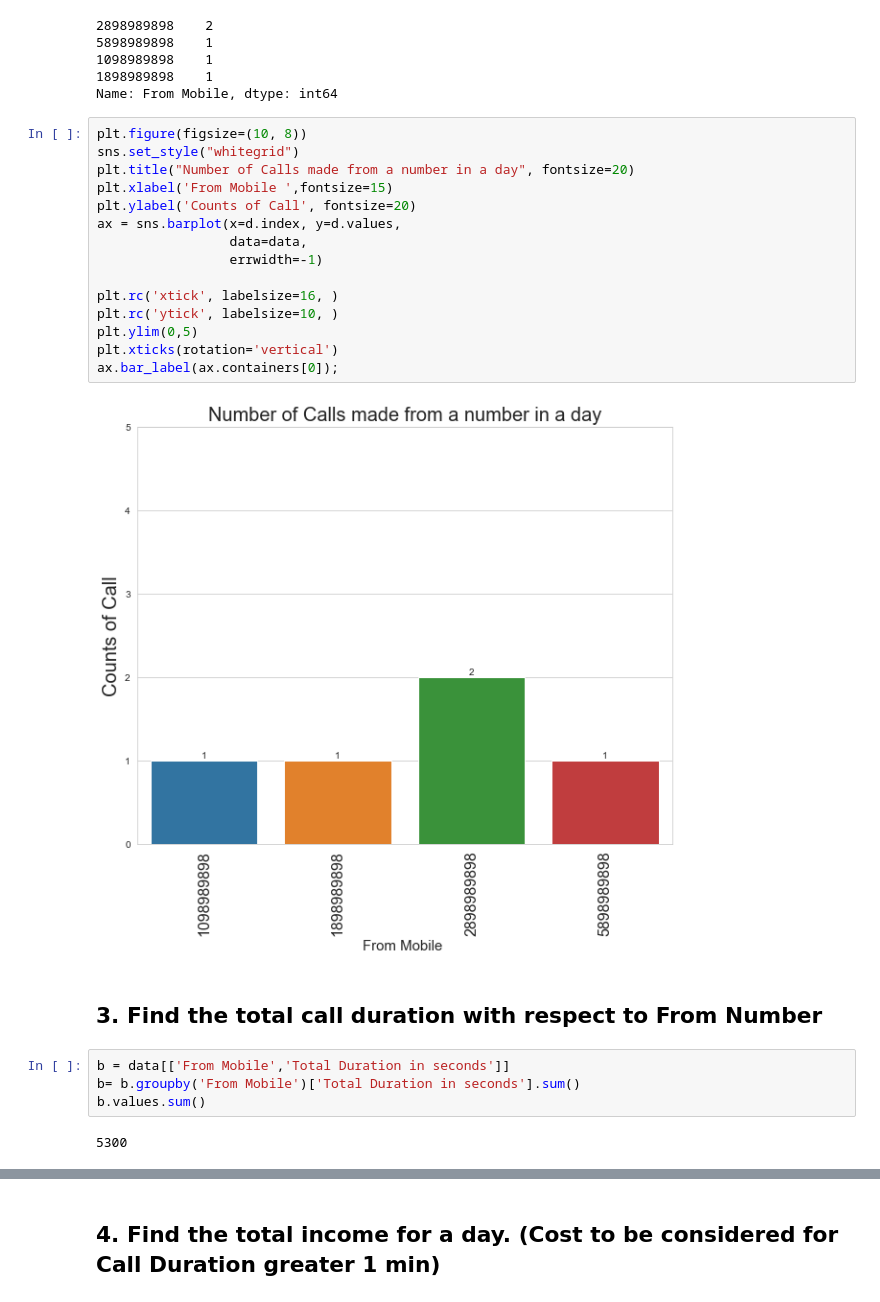
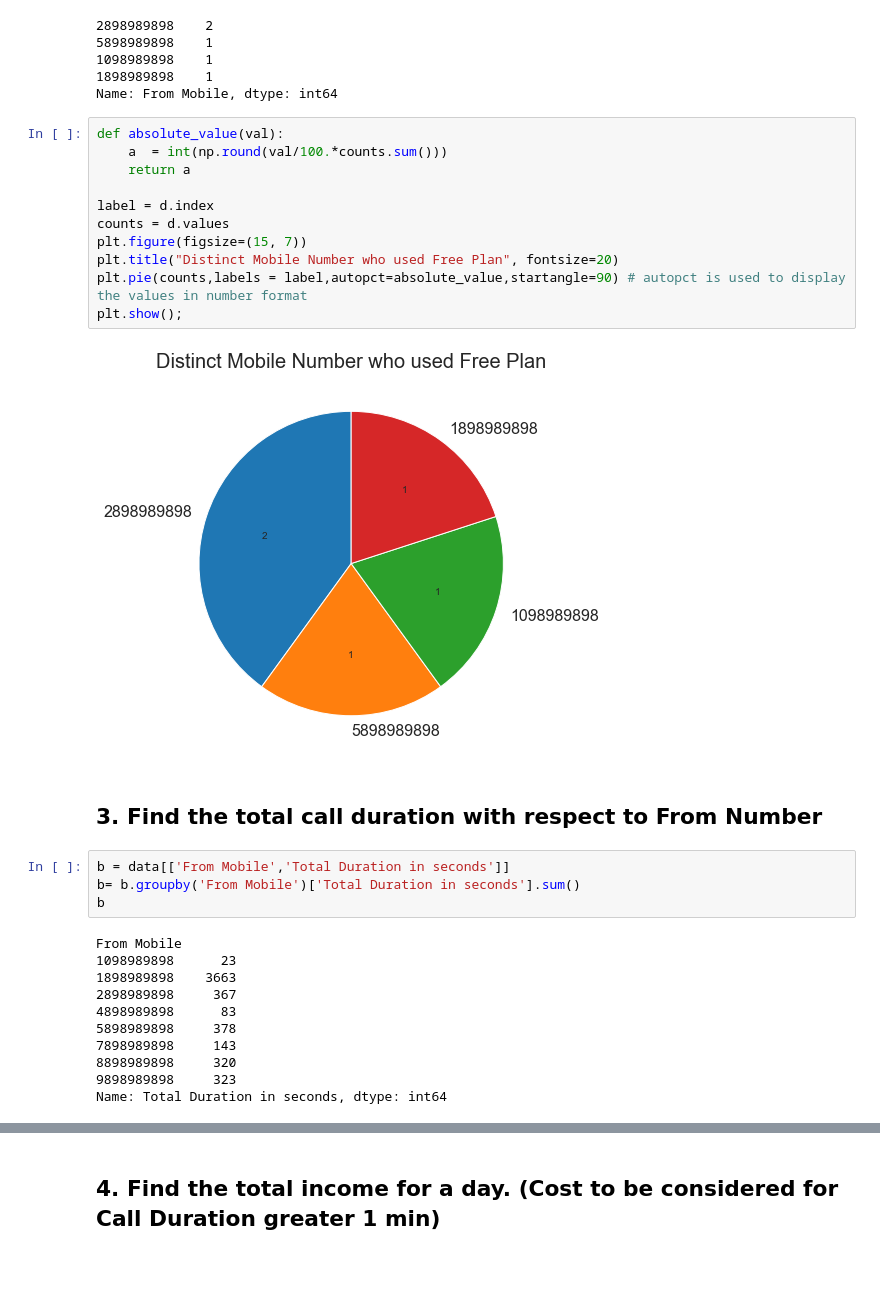
Before and after one commit to cyboravidell/Telecalling-Data-Analysis, a Jupyter notebook: Telecalling Analysis.ipynb, the cells around one changed output, grey strips where cells are left out. Saved outputs shown, nothing was run; the diff lists cells and outputs as text; blank space fills up the shorter version.

```diff
--- a/Telecalling Analysis.ipynb
+++ b/Telecalling Analysis.ipynb
@@ -78,28 +81,33 @@ d
 1098989898    1
 1898989898    1
 Name: From Mobile, dtype: int64
-# %%
-plt.figure(figsize=(10, 8))
-sns.set_style("whitegrid")
-plt.title("Number of Calls made from a number in a day", fontsize=20)
-plt.xlabel('From Mobile ',fontsize=15)
-plt.ylabel('Counts of Call', fontsize=20)
-ax = sns.barplot(x=d.index, y=d.values,
-                 data=data,
-                 errwidth=-1)
-
-plt.rc('xtick', labelsize=16, )
-plt.rc('ytick', labelsize=10, )
-plt.ylim(0,5)
-plt.xticks(rotation='vertical')
-ax.bar_label(ax.containers[0]);
-# %% [output]
-[figure, removed]
+# %%
+def absolute_value(val):
+    a  = int(np.round(val/100.*counts.sum()))
+    return a
+
+label = d.index
+counts = d.values
+plt.figure(figsize=(15, 7))
+plt.title("Distinct Mobile Number who used Free Plan", fontsize=20)
+plt.pie(counts,labels = label,autopct=absolute_value,startangle=90) # autopct is used to display the values in number format
+plt.show();
+# %% [output]
+[figure, added]
 # %% [markdown]
 ## 3. Find the total call duration with respect to From Number
 # %%
 b = data[['From Mobile','Total Duration in seconds']]
 b= b.groupby('From Mobile')['Total Duration in seconds'].sum()
-b.values.sum()
+b
 # %% [output]
-5300
+From Mobile
+1098989898      23
+1898989898    3663
+2898989898     367
+4898989898      83
+5898989898     378
+7898989898     143
+8898989898     320
+9898989898     323
+Name: Total Duration in seconds, dtype: int64
```
Also changed, not shown: parts of 5 cells of this notebook.
